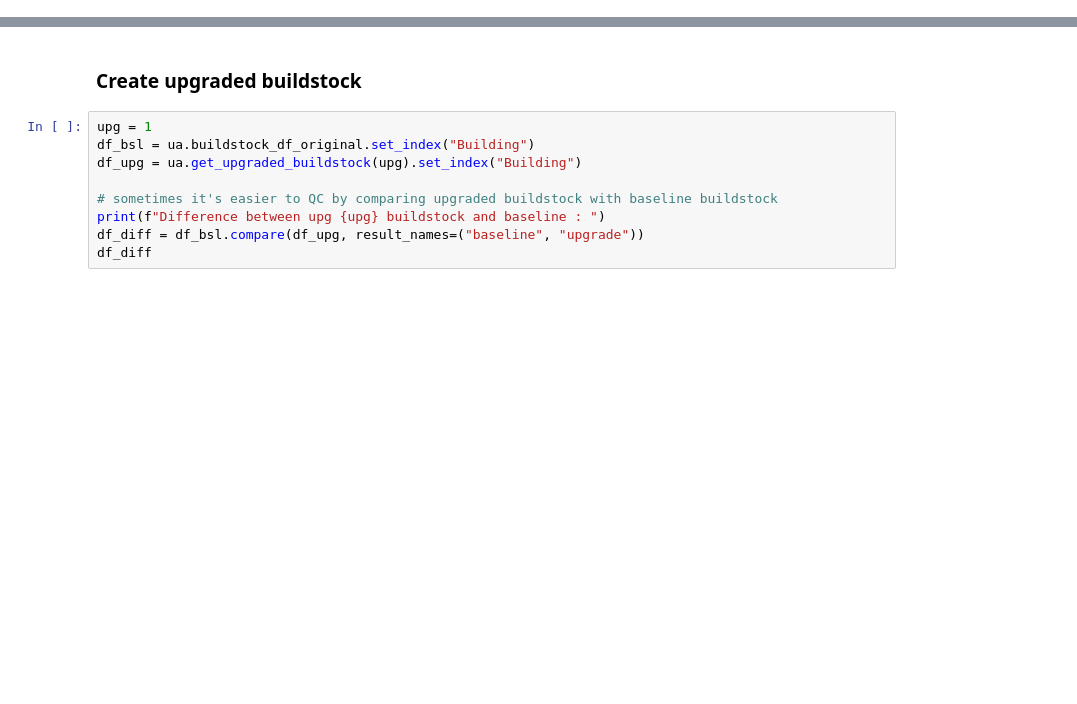
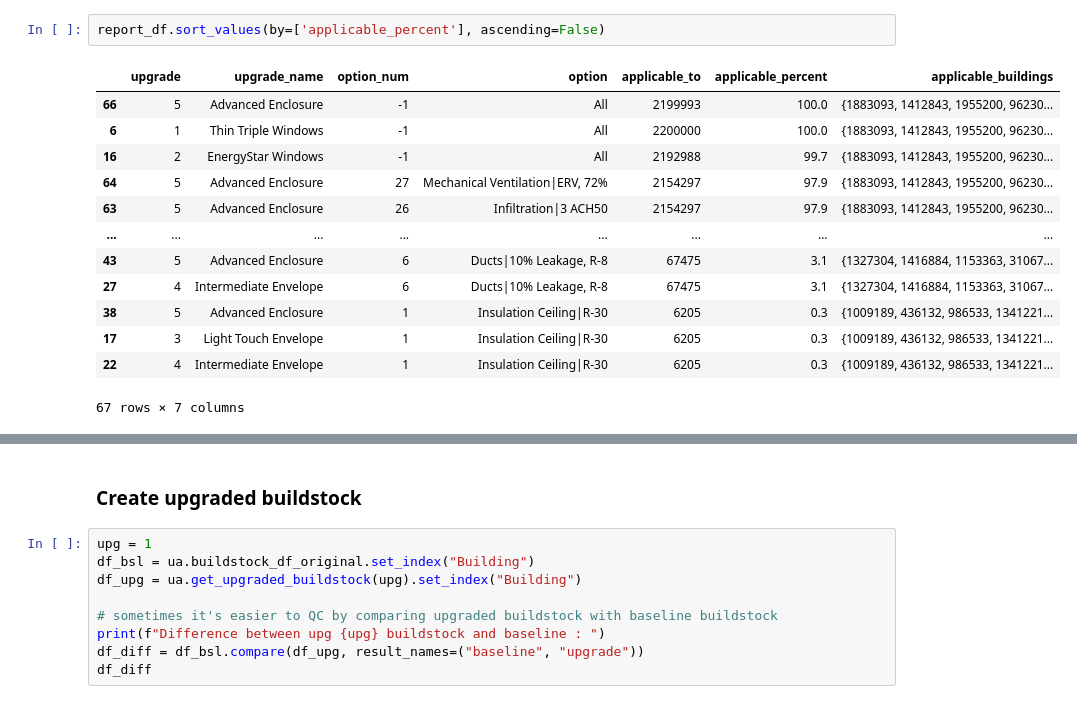
Before and after one commit to NREL/buildstock-query, a Jupyter notebook: example_usage/upgrades_analyzer.ipynb, the cells around one changed output, grey strips where cells are left out. Saved outputs shown, nothing was run; the diff lists cells and outputs as text; blank space fills up the shorter version.

```diff
--- a/example_usage/upgrades_analyzer.ipynb
+++ b/example_usage/upgrades_analyzer.ipynb
@@ -28,0 +509,16 @@ INFO:buildstock_query.tools.upgrades_analyzer:Analyzing upgrade 5
+# %%
+report_df.sort_values(by=['applicable_percent'], ascending=False)
+# %% [output]
+|  | upgrade | upgrade_name | option_num | option | applicable_to | applicable_percent | applicable_buildings |
+| 66 | 5 | Advanced Enclosure | -1 | All | 2199993 | 100.0 | {1883093, 1412843, 1955200, 96230... |
+| 6 | 1 | Thin Triple Windows | -1 | All | 2200000 | 100.0 | {1883093, 1412843, 1955200, 96230... |
+| 16 | 2 | EnergyStar Windows | -1 | All | 2192988 | 99.7 | {1883093, 1412843, 1955200, 96230... |
+| 64 | 5 | Advanced Enclosure | 27 | Mechanical Ventilation|ERV, 72% | 2154297 | 97.9 | {1883093, 1412843, 1955200, 96230... |
+| 63 | 5 | Advanced Enclosure | 26 | Infiltration|3 ACH50 | 2154297 | 97.9 | {1883093, 1412843, 1955200, 96230... |
+| ... | ... | ... | ... | ... | ... | ... | ... |
+| 43 | 5 | Advanced Enclosure | 6 | Ducts|10% Leakage, R-8 | 67475 | 3.1 | {1327304, 1416884, 1153363, 31067... |
+| 27 | 4 | Intermediate Envelope | 6 | Ducts|10% Leakage, R-8 | 67475 | 3.1 | {1327304, 1416884, 1153363, 31067... |
+| 38 | 5 | Advanced Enclosure | 1 | Insulation Ceiling|R-30 | 6205 | 0.3 | {1009189, 436132, 986533, 1341221... |
+| 17 | 3 | Light Touch Envelope | 1 | Insulation Ceiling|R-30 | 6205 | 0.3 | {1009189, 436132, 986533, 1341221... |
+| 22 | 4 | Intermediate Envelope | 1 | Insulation Ceiling|R-30 | 6205 | 0.3 | {1009189, 436132, 986533, 1341221... |
+67 rows × 7 columns
```
Also changed, not shown: parts of 76 cells of this notebook, 3 other files.
